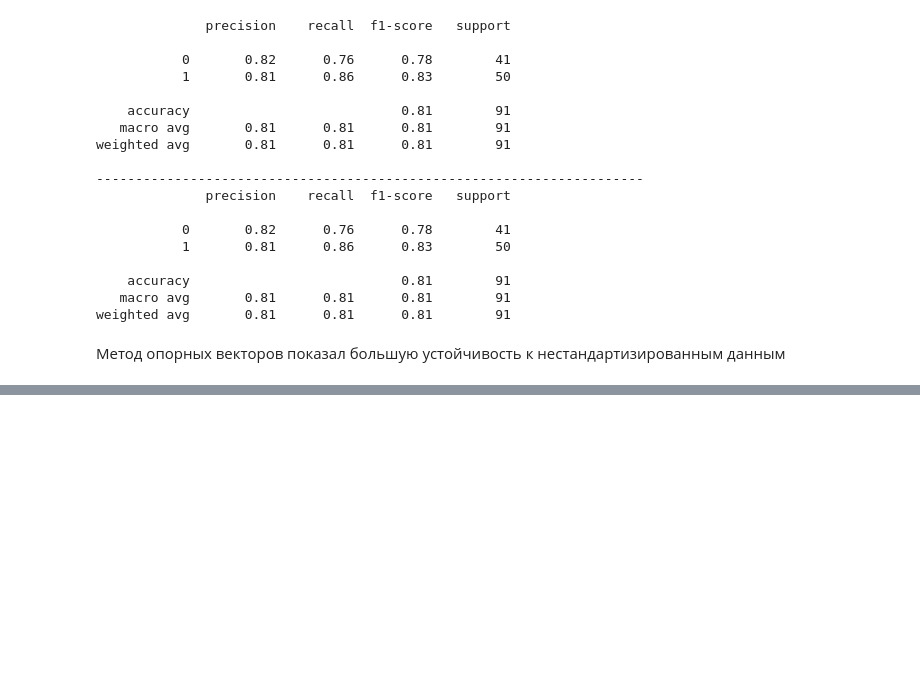
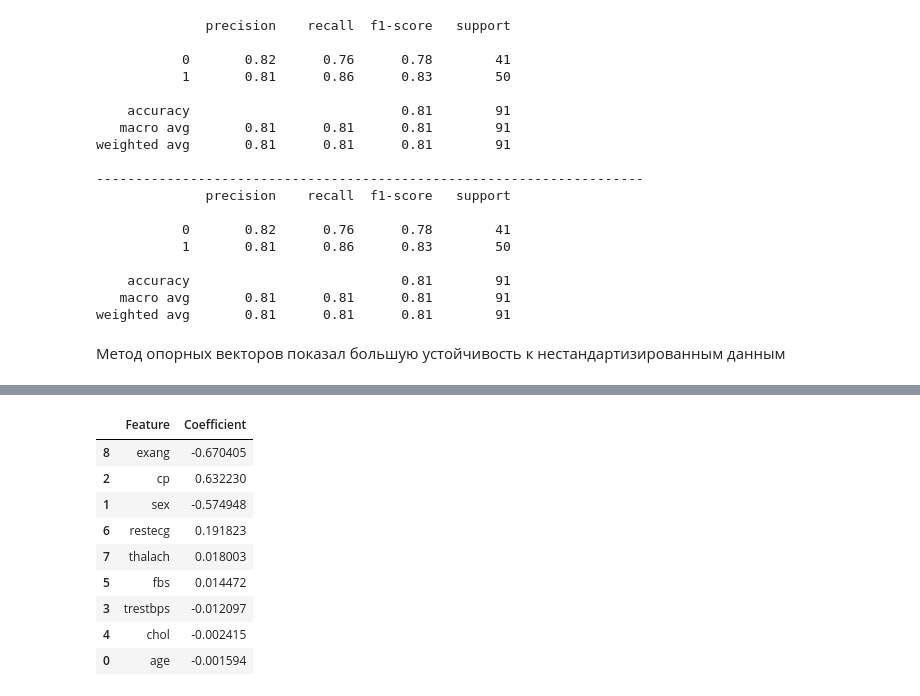
Before and after one commit to matteoxpo/DataScienceStudy, a Jupyter notebook: NSTU/DataAnalysisMethods/lab3.ipynb, the cells around one changed output, grey strips where cells are left out. Drawn from its saved outputs; the diff is of its cells as text; code cells hidden in the pictures; blank space fills up the shorter version.

```diff
--- a/NSTU/DataAnalysisMethods/lab3.ipynb
+++ b/NSTU/DataAnalysisMethods/lab3.ipynb
@@ -404,0 +434,19 @@ weighted avg       0.81      0.81      0.81        91
+# %%
+coefficients = grid_svc.best_estimator_.coef_.flatten()
+svm_importance_df = pd.DataFrame({
+    'Feature': X.columns,
+    'Coefficient': coefficients
+}).sort_values(by='Coefficient', key=abs, ascending=False)
+
+svm_importance_df
+# %% [output]
+|  | Feature | Coefficient |
+| 8 | exang | -0.670405 |
+| 2 | cp | 0.632230 |
+| 1 | sex | -0.574948 |
+| 6 | restecg | 0.191823 |
+| 7 | thalach | 0.018003 |
+| 5 | fbs | 0.014472 |
+| 3 | trestbps | -0.012097 |
+| 4 | chol | -0.002415 |
+| 0 | age | -0.001594 |
```
Also changed, not shown: parts of 3 cells of this notebook, 2 other files.
